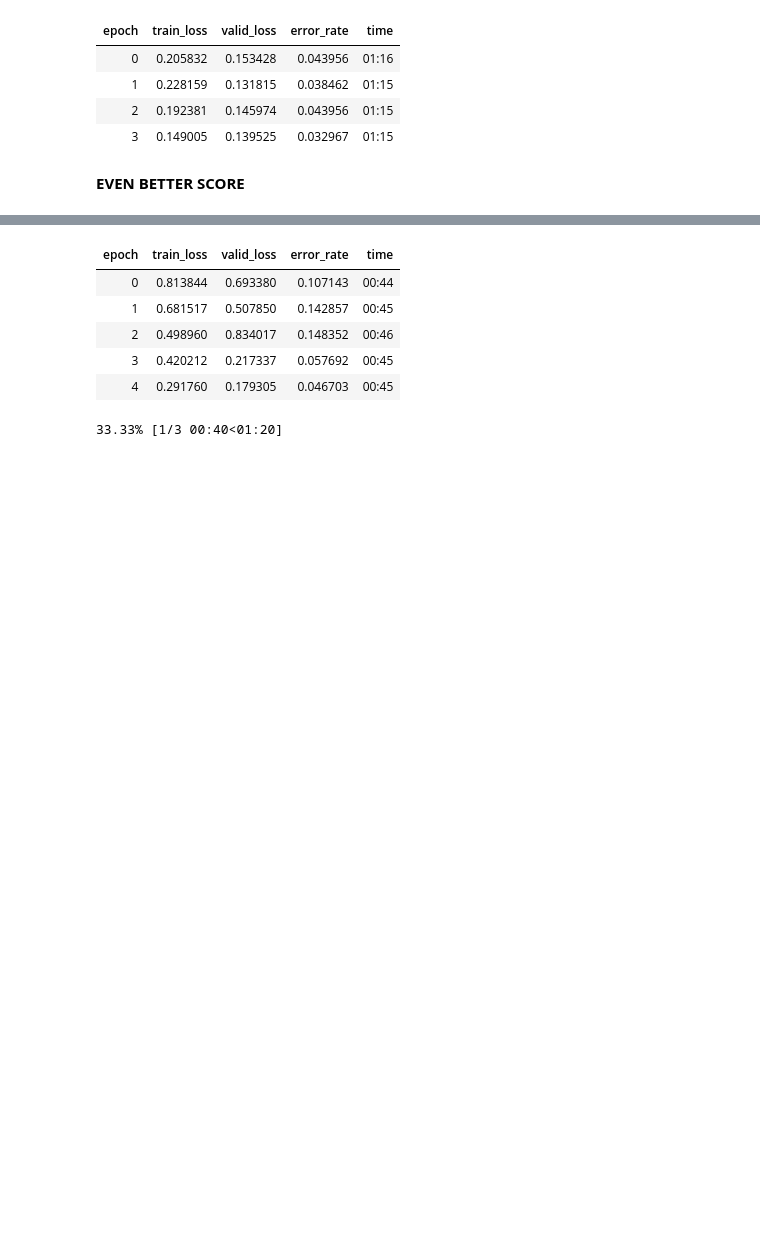
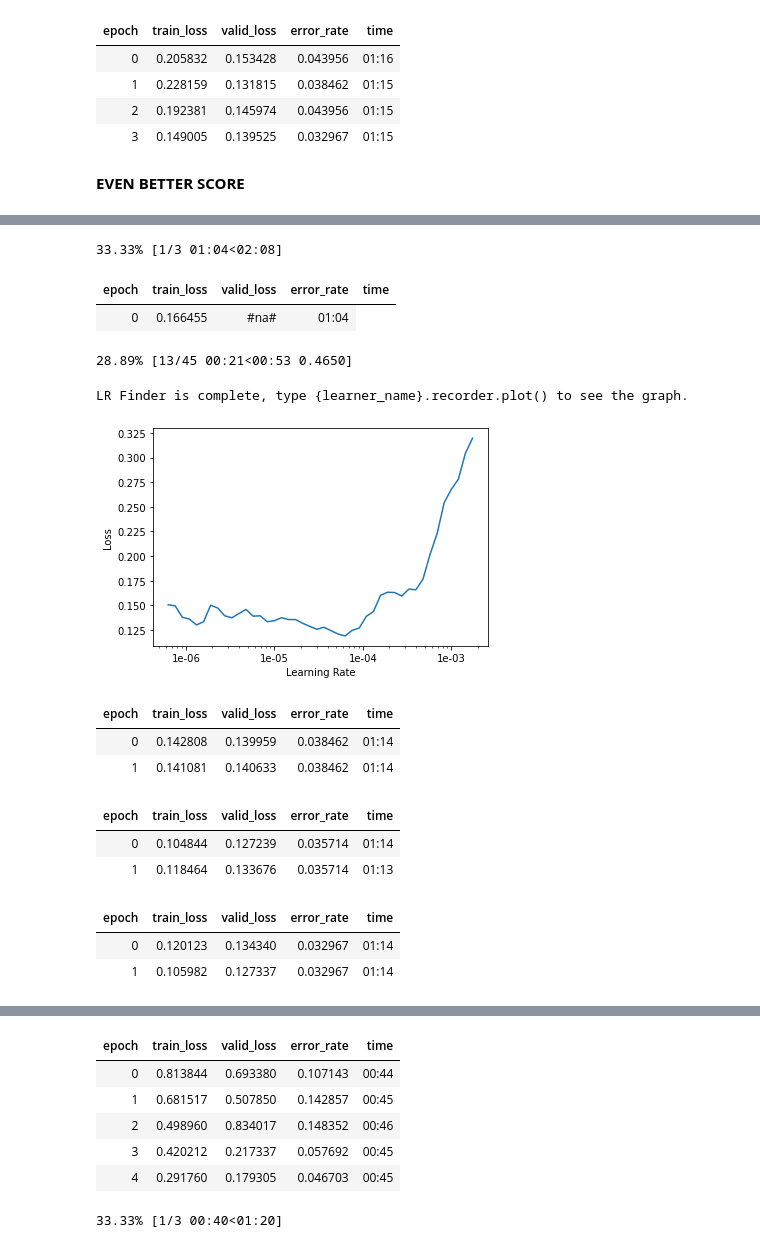
Before and after one commit to vitsalis/kaggle, a Jupyter notebook: FGVC7/solution.ipynb, the cells around one changed output, grey strips where cells are left out. Saved outputs shown, nothing was run; the diff lists cells and outputs as text; code cells hidden in the pictures; blank space fills up the shorter version.

```diff
--- a/FGVC7/solution.ipynb
+++ b/FGVC7/solution.ipynb
@@ -1049,0 +1133,5 @@ Let's try to work with transformations. Below I will only use the best params I
+# %%
+train = get_train(get_transforms(), 288, 32)
+learner = cnn_learner(train, models.resnet152, metrics=[error_rate])
+# %%
+learner.load('afterfreeze');
@@ -1049,0 +1143,2 @@ Let's try to work with transformations. Below I will only use the best params I
+# %%
+learner.fit_one_cycle(4, 3e-5, wd=5e-3, moms=(0.8, 0.7), pct_start=0.5)
@@ -1049,0 +1151,2 @@ Let's try to work with transformations. Below I will only use the best params I
+# %%
+learner.load('idk');
@@ -1049,0 +1155,28 @@ Let's try to work with transformations. Below I will only use the best params I
+# %%
+learner.lr_find()
+learner.recorder.plot()
+# %% [output]
+33.33% [1/3 01:04<02:08]
+| epoch | train_loss | valid_loss | error_rate | time |
+| 0 | 0.166455 | #na# | 01:04 |
+28.89% [13/45 00:21<00:53 0.4650]
+LR Finder is complete, type {learner_name}.recorder.plot() to see the graph.
+[figure, added]
+# %%
+learner.fit_one_cycle(2, slice(1e-6, 5e-5), wd=5e-3, moms=(0.8, 0.7), pct_start=0.5)
+# %% [output]
+| epoch | train_loss | valid_loss | error_rate | time |
+| 0 | 0.142808 | 0.139959 | 0.038462 | 01:14 |
+| 1 | 0.141081 | 0.140633 | 0.038462 | 01:14 |
+# %%
+learner.fit_one_cycle(2, slice(1e-6, 5e-5), wd=5e-3, moms=(0.8, 0.7), pct_start=0.5)
+# %% [output]
+| epoch | train_loss | valid_loss | error_rate | time |
+| 0 | 0.104844 | 0.127239 | 0.035714 | 01:14 |
+| 1 | 0.118464 | 0.133676 | 0.035714 | 01:13 |
+# %%
+learner.fit_one_cycle(2, slice(1e-6, 5e-5), wd=5e-3, moms=(0.8, 0.7), pct_start=0.5)
+# %% [output]
+| epoch | train_loss | valid_loss | error_rate | time |
+| 0 | 0.120123 | 0.134340 | 0.032967 | 01:14 |
+| 1 | 0.105982 | 0.127337 | 0.032967 | 01:14 |
```
Also changed, not shown: parts of 58 cells of this notebook.
